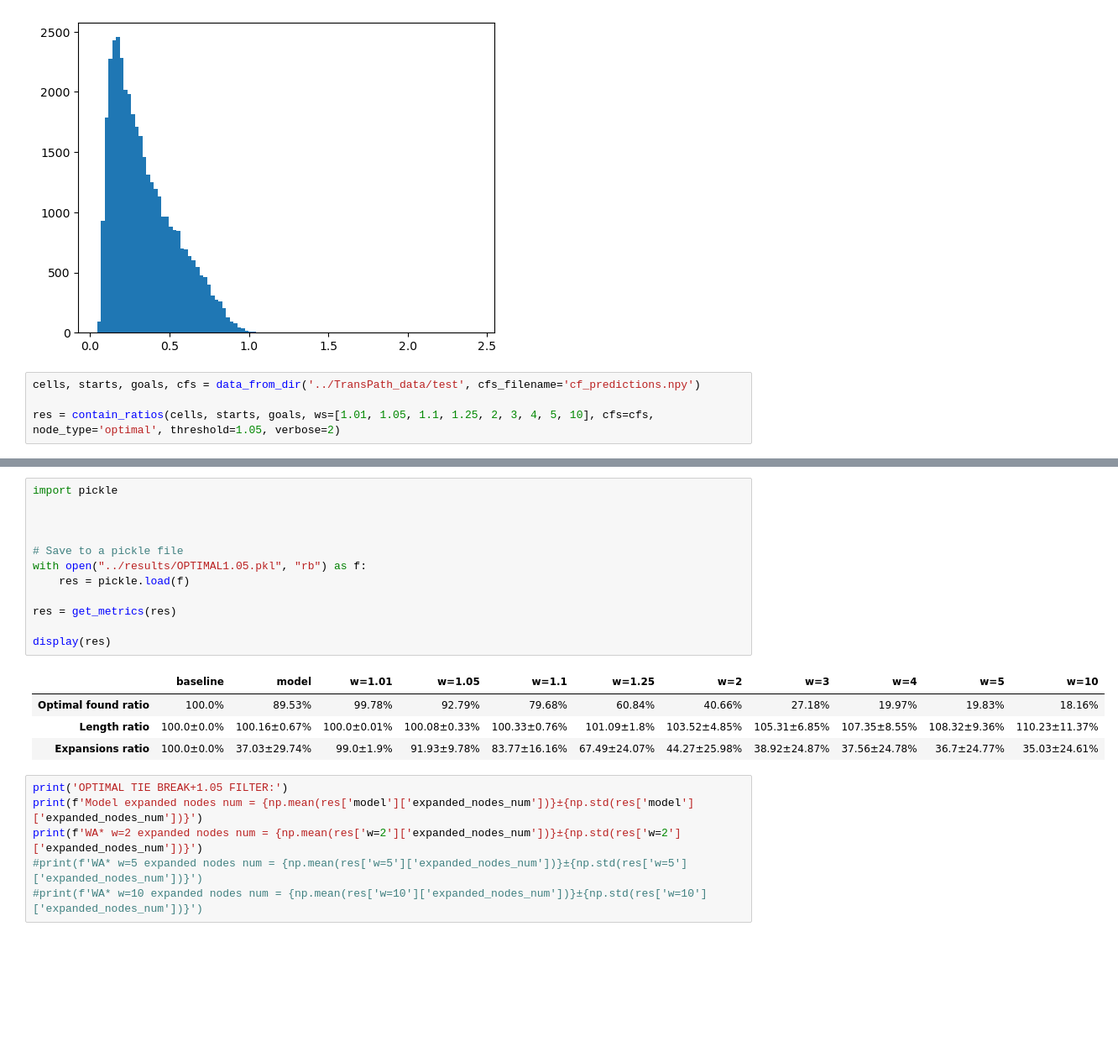
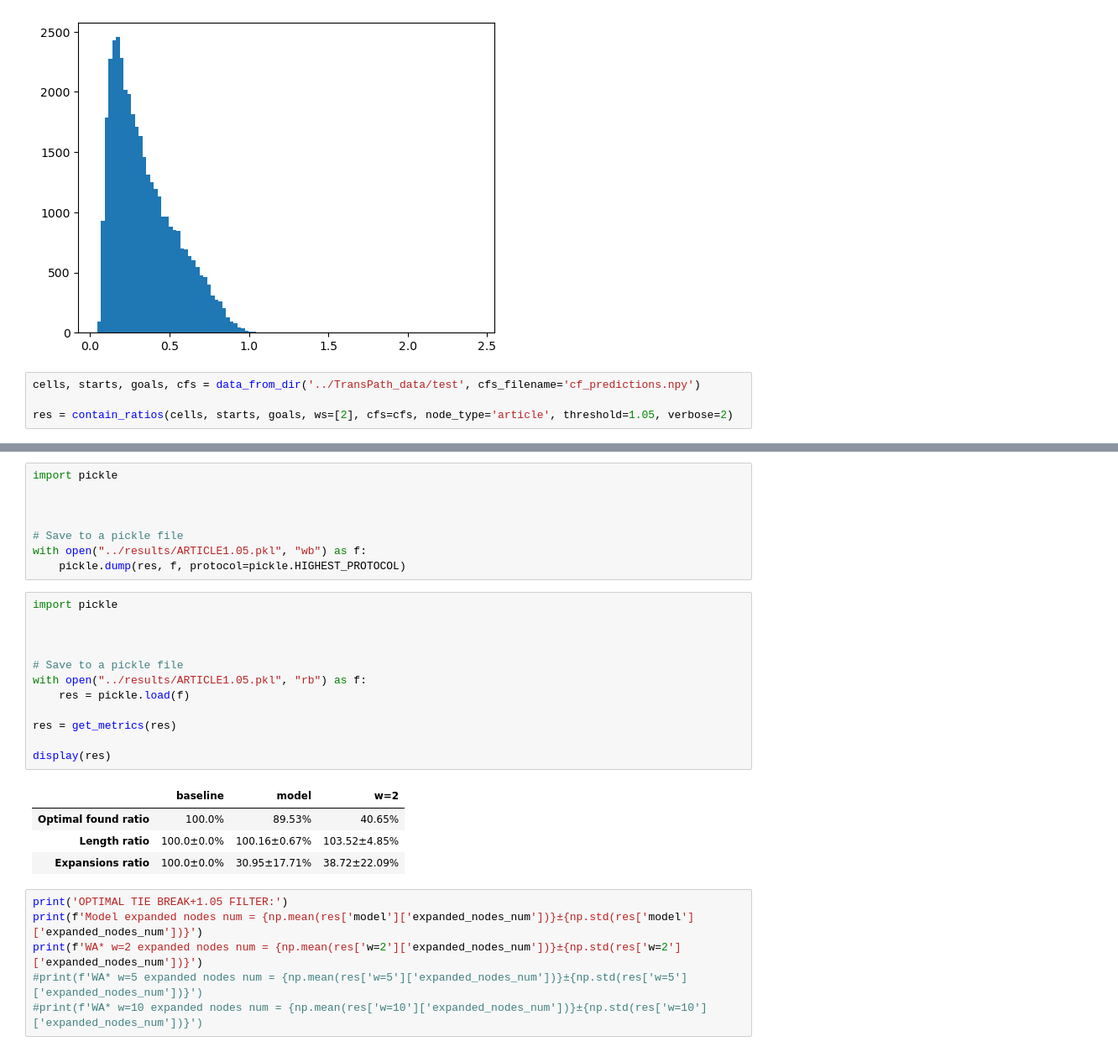
Before and after one commit to DrozdovDan/TransPath_Adaptation, a Jupyter notebook: analysis/testing.ipynb, the cells around one changed output, grey strips where cells are left out. Shown: that part at 84% size. Saved outputs shown, nothing was run; the diff lists cells and outputs as text; blank space fills up the shorter version.

```diff
--- a/analysis/testing.ipynb
+++ b/analysis/testing.ipynb
@@ -108,5 +108,5 @@ plt.show()
 # %%
 cells, starts, goals, cfs = data_from_dir('../TransPath_data/test', cfs_filename='cf_predictions.npy')
 
-res = contain_ratios(cells, starts, goals, ws=[1.01, 1.05, 1.1, 1.25, 2, 3, 4, 5, 10], cfs=cfs, node_type='optimal', threshold=1.05, verbose=2)
+res = contain_ratios(cells, starts, goals, ws=[2], cfs=cfs, node_type='article', threshold=1.05, verbose=2)
 # %% [output]
@@ -134,20 +128,28 @@ During the search was discovered 0 non-existent paths
+# %%
+import pickle
+
+
+
+# Save to a pickle file
+with open("../results/ARTICLE1.05.pkl", "wb") as f:
+    pickle.dump(res, f, protocol=pickle.HIGHEST_PROTOCOL)
 # %%
 import pickle
 
 
 
 # Save to a pickle file
-with open("../results/OPTIMAL1.05.pkl", "rb") as f:
+with open("../results/ARTICLE1.05.pkl", "rb") as f:
     res = pickle.load(f)
 
 res = get_metrics(res)
 
 display(res)
 # %% [output]
-|  | baseline | model | w=1.01 | w=1.05 | w=1.1 | w=1.25 | w=2 | w=3 | w=4 | w=5 | w=10 |
-| Optimal found ratio | 100.0% | 89.53% | 99.78% | 92.79% | 79.68% | 60.84% | 40.66% | 27.18% | 19.97% | 19.83% | 18.16% |
-| Length ratio | 100.0±0.0% | 100.16±0.67% | 100.0±0.01% | 100.08±0.33% | 100.33±0.76% | 101.09±1.8% | 103.52±4.85% | 105.31±6.85% | 107.35±8.55% | 108.32±9.36% | 110.23±11.37% |
-| Expansions ratio | 100.0±0.0% | 37.03±29.74% | 99.0±1.9% | 91.93±9.78% | 83.77±16.16% | 67.49±24.07% | 44.27±25.98% | 38.92±24.87% | 37.56±24.78% | 36.7±24.77% | 35.03±24.61% |
+|  | baseline | model | w=2 |
+| Optimal found ratio | 100.0% | 89.53% | 40.65% |
+| Length ratio | 100.0±0.0% | 100.16±0.67% | 103.52±4.85% |
+| Expansions ratio | 100.0±0.0% | 30.95±17.71% | 38.72±22.09% |
 # %%
 print('OPTIMAL TIE BREAK+1.05 FILTER:')
 print(f'Model expanded nodes num = {np.mean(res['model']['expanded_nodes_num'])}±{np.std(res['model']['expanded_nodes_num'])}')
```
Also changed, not shown: parts of 1 cell of this notebook, 4 other files.
